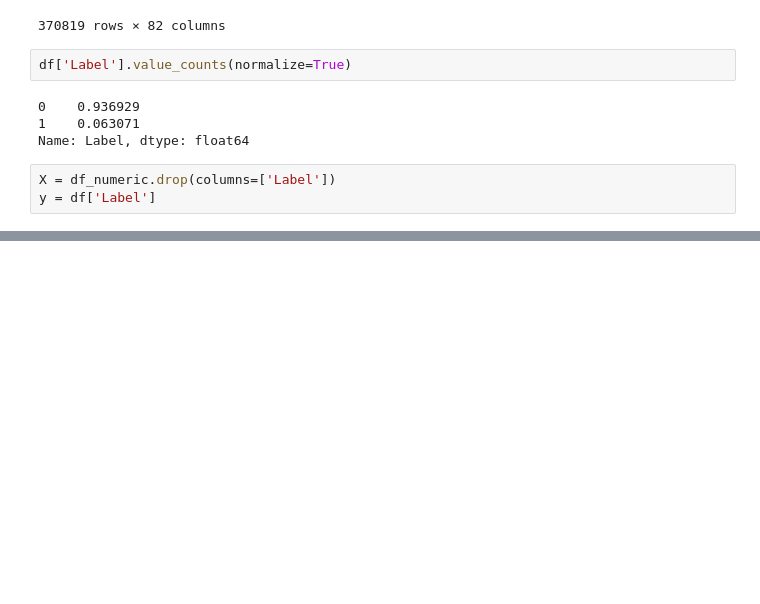
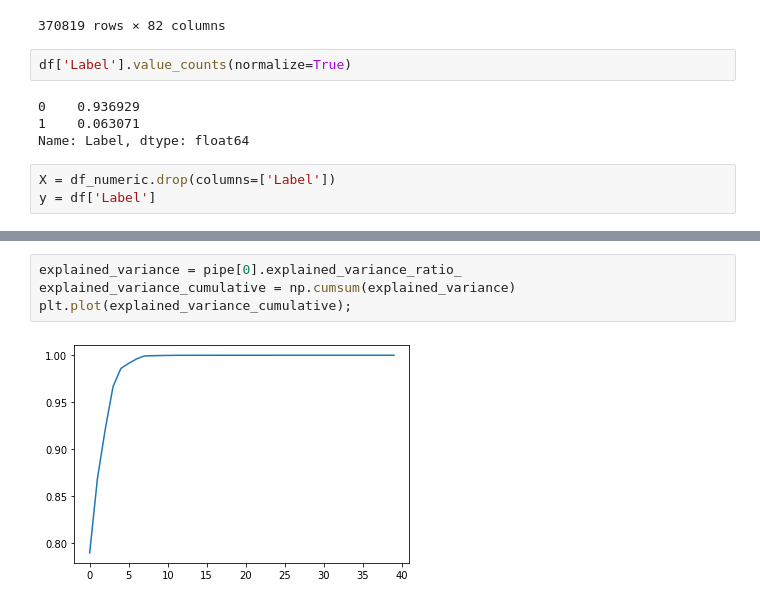
Before and after one commit to linjoshua882/deep-learning-cybersecurity-intrusion-detection, a Jupyter notebook: code.ipynb, the cells around one changed output, grey strips where cells are left out. Cells and saved outputs as stored; diff of their text form; blank space fills up the shorter version.

```diff
--- a/code.ipynb
+++ b/code.ipynb
@@ -411,0 +371,6 @@ weighted avg       0.00      0.06      0.01    111246
+# %%
+explained_variance = pipe[0].explained_variance_ratio_
+explained_variance_cumulative = np.cumsum(explained_variance)
+plt.plot(explained_variance_cumulative);
+# %% [output]
+[figure, added]
```
Also changed, not shown: parts of 21 cells of this notebook.
